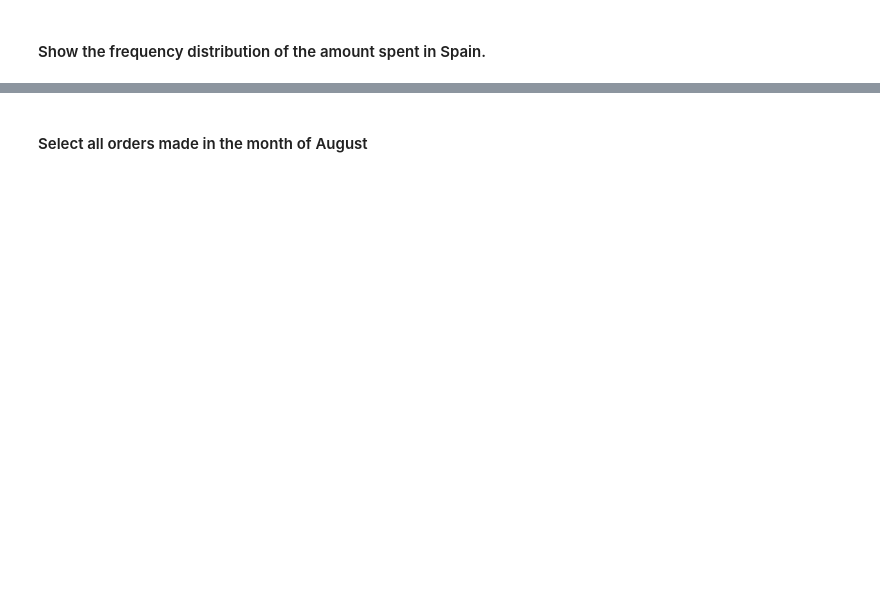
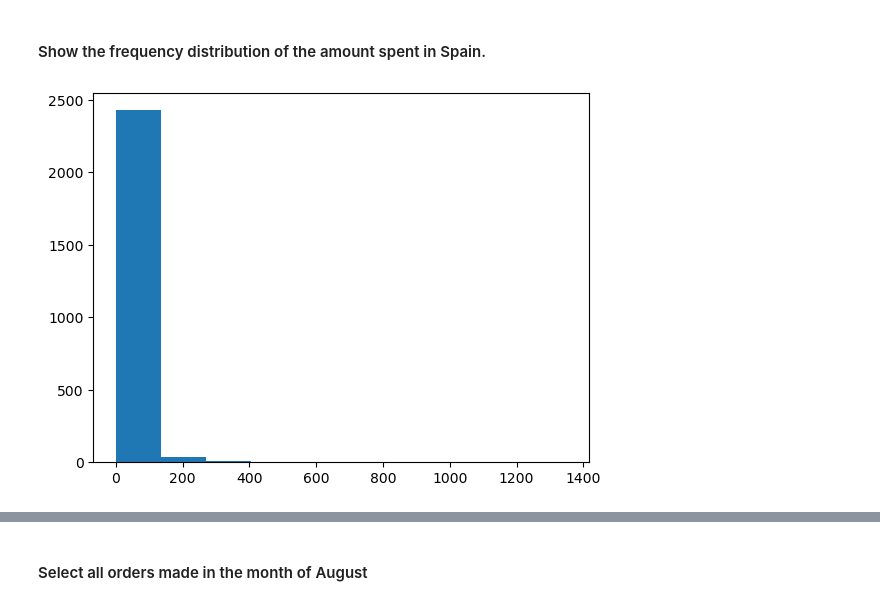
Before and after one commit to Ironhack-Data-Madrid-Octubre-2023/5.1-lab_subsetting_and_descriptive_stats, a Jupyter notebook: your-code/main.ipynb, the cells around one changed output, grey strips where cells are left out. Saved outputs shown, nothing was run; the diff lists cells and outputs as text; code cells hidden in the pictures; blank space fills up the shorter version.

```diff
--- a/your-code/main.ipynb
+++ b/your-code/main.ipynb
@@ -543,3 +767,6 @@ orders.describe()
 #### Show the frequency distribution of the amount spent in Spain.
 # %%
 # your answer here
+plt.hist(data = orders[orders["Country"] == "Spain"], x= "amount_spent");
+# %% [output]
+[figure, added]
```
Also changed, not shown: parts of 35 cells of this notebook.
